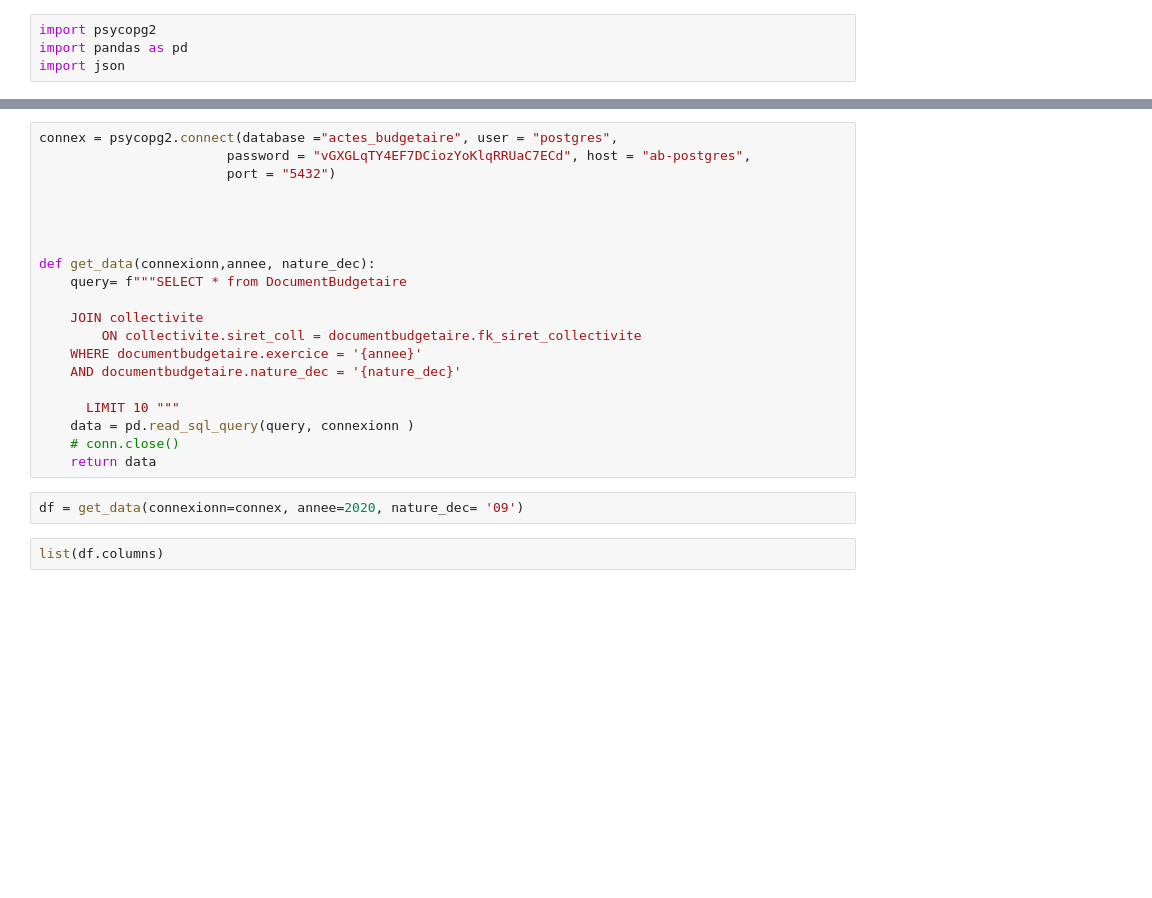
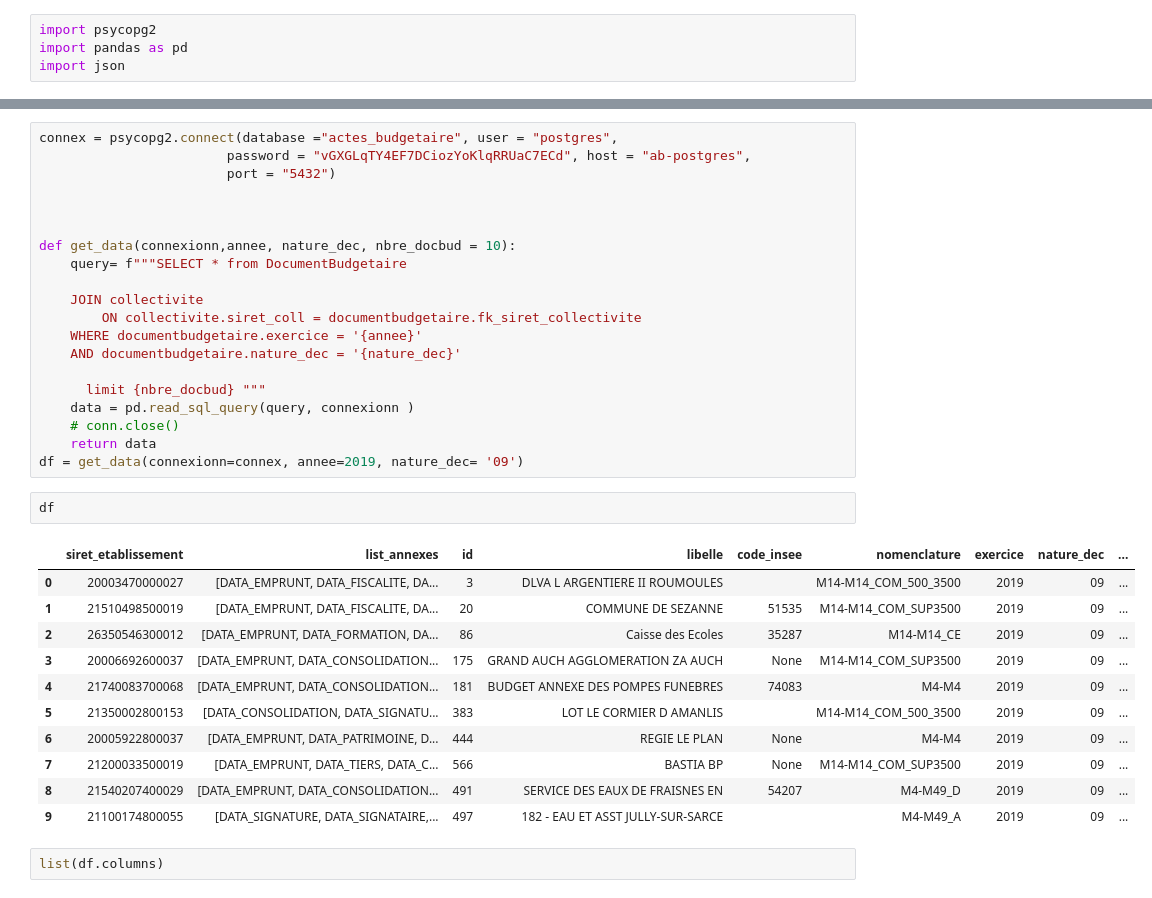
Before and after one commit to Naxxos/dataprep-ab, a Jupyter notebook: essai.ipynb, the cells around one changed output, grey strips where cells are left out. Saved outputs shown, nothing was run; the diff lists cells and outputs as text; blank space fills up the shorter version.

```diff
--- a/essai.ipynb
+++ b/essai.ipynb
@@ -634,8 +681,7 @@ connex = psycopg2.connect(database ="actes_budgetaire", user = "postgres",
 
 
 
-
-def get_data(connexionn,annee, nature_dec):
+def get_data(connexionn,annee, nature_dec, nbre_docbud = 10):
     query= f"""SELECT * from DocumentBudgetaire
 
     JOIN collectivite
@@ -643,12 +689,25 @@ def get_data(connexionn,annee, nature_dec):
     WHERE documentbudgetaire.exercice = '{annee}'
     AND documentbudgetaire.nature_dec = '{nature_dec}'
 
-      LIMIT 10 """
+      limit {nbre_docbud} """
     data = pd.read_sql_query(query, connexionn )
     # conn.close()
     return data
+df = get_data(connexionn=connex, annee=2019, nature_dec= '09')
-# %%
-df = get_data(connexionn=connex, annee=2020, nature_dec= '09')
+# %%
+df
+# %% [output]
+|  | siret_etablissement | list_annexes | id | libelle | code_insee | nomenclature | exercice | nature_dec | ... |
+| 0 | 20003470000027 | [DATA_EMPRUNT, DATA_FISCALITE, DA... | 3 | DLVA L ARGENTIERE II ROUMOULES |  | M14-M14_COM_500_3500 | 2019 | 09 | ... |
+| 1 | 21510498500019 | [DATA_EMPRUNT, DATA_FISCALITE, DA... | 20 | COMMUNE DE SEZANNE | 51535 | M14-M14_COM_SUP3500 | 2019 | 09 | ... |
+| 2 | 26350546300012 | [DATA_EMPRUNT, DATA_FORMATION, DA... | 86 | Caisse des Ecoles | 35287 | M14-M14_CE | 2019 | 09 | ... |
+| 3 | 20006692600037 | [DATA_EMPRUNT, DATA_CONSOLIDATION... | 175 | GRAND AUCH AGGLOMERATION ZA AUCH | None | M14-M14_COM_SUP3500 | 2019 | 09 | ... |
+| 4 | 21740083700068 | [DATA_EMPRUNT, DATA_CONSOLIDATION... | 181 | BUDGET ANNEXE DES POMPES FUNEBRES | 74083 | M4-M4 | 2019 | 09 | ... |
+| 5 | 21350002800153 | [DATA_CONSOLIDATION, DATA_SIGNATU... | 383 | LOT LE CORMIER D AMANLIS |  | M14-M14_COM_500_3500 | 2019 | 09 | ... |
+| 6 | 20005922800037 | [DATA_EMPRUNT, DATA_PATRIMOINE, D... | 444 | REGIE LE PLAN | None | M4-M4 | 2019 | 09 | ... |
+| 7 | 21200033500019 | [DATA_EMPRUNT, DATA_TIERS, DATA_C... | 566 | BASTIA BP | None | M14-M14_COM_SUP3500 | 2019 | 09 | ... |
+| 8 | 21540207400029 | [DATA_EMPRUNT, DATA_CONSOLIDATION... | 491 | SERVICE DES EAUX DE FRAISNES EN | 54207 | M4-M49_D | 2019 | 09 | ... |
+| 9 | 21100174800055 | [DATA_SIGNATURE, DATA_SIGNATAIRE,... | 497 | 182 - EAU ET ASST JULLY-SUR-SARCE |  | M4-M49_A | 2019 | 09 | ... |
 # %%
 list(df.columns)
 # %% [output]
```
Also changed, not shown: parts of 26 cells of this notebook, 5 other files.
